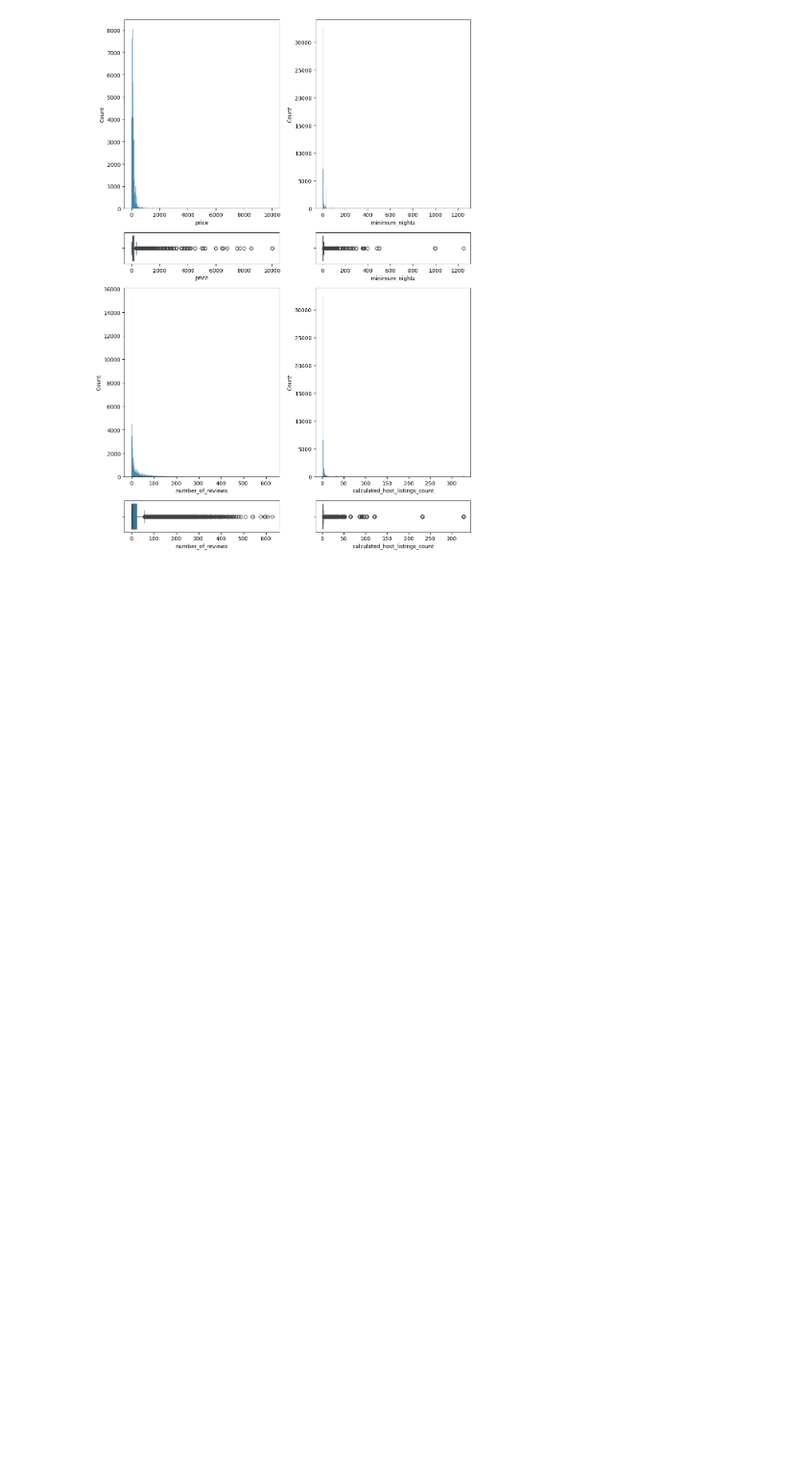
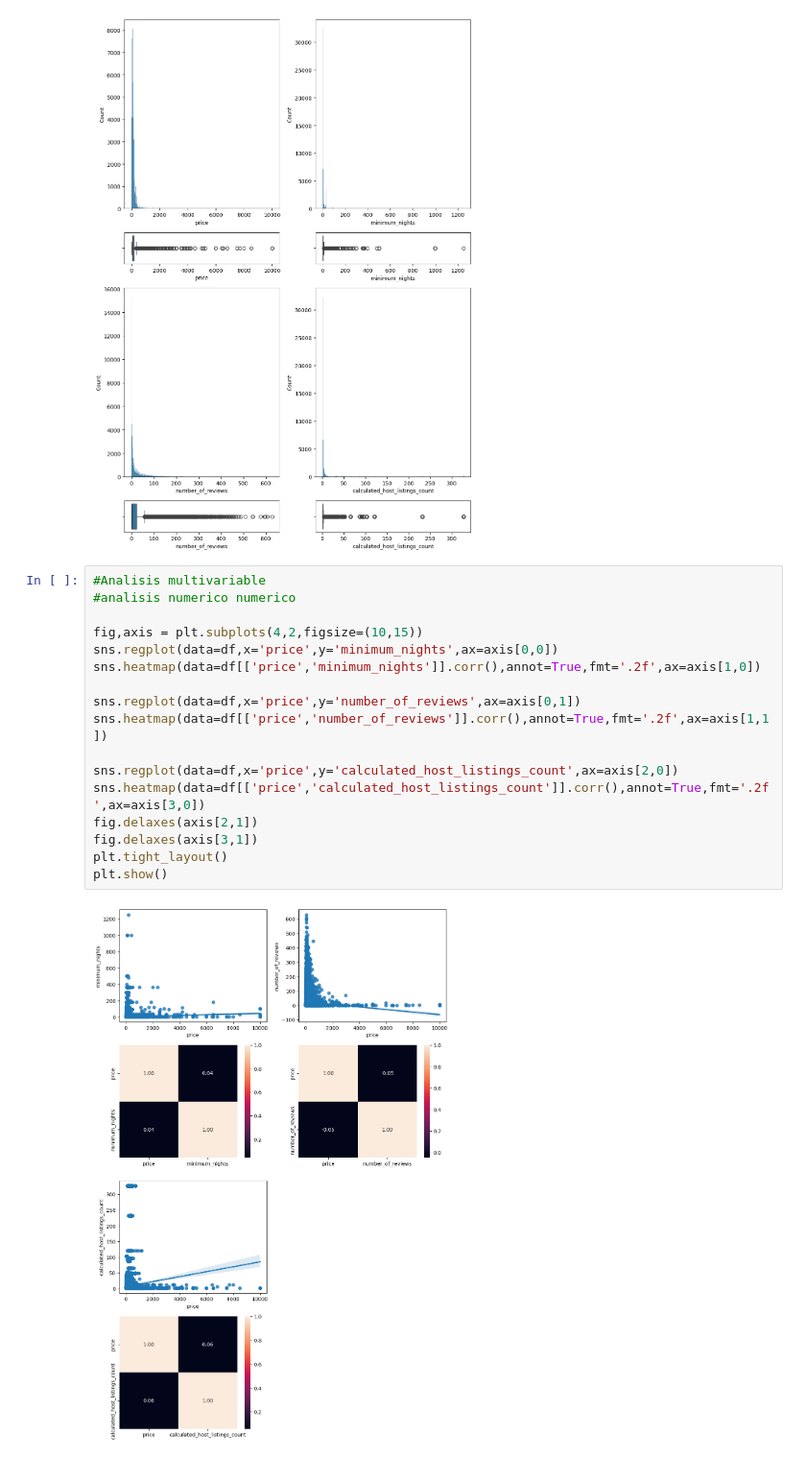
Before and after one commit to PI-OA/EDA, a Jupyter notebook: src/explore.ipynb, the cells around one changed output. Shown at 96% size. Cells and saved outputs as stored; diff of their text form; blank space fills up the shorter version.

```diff
--- a/src/explore.ipynb
+++ b/src/explore.ipynb
@@ -108,3 +108,22 @@ plt.tight_layout()
 plt.show()
 # %% [output]
 [figure]
+# %%
+#Analisis multivariable
+#analisis numerico numerico
+
+fig,axis = plt.subplots(4,2,figsize=(10,15))
+sns.regplot(data=df,x='price',y='minimum_nights',ax=axis[0,0])
+sns.heatmap(data=df[['price','minimum_nights']].corr(),annot=True,fmt='.2f',ax=axis[1,0])
+
+sns.regplot(data=df,x='price',y='number_of_reviews',ax=axis[0,1])
+sns.heatmap(data=df[['price','number_of_reviews']].corr(),annot=True,fmt='.2f',ax=axis[1,1])
+
+sns.regplot(data=df,x='price',y='calculated_host_listings_count',ax=axis[2,0])
+sns.heatmap(data=df[['price','calculated_host_listings_count']].corr(),annot=True,fmt='.2f',ax=axis[3,0])
+fig.delaxes(axis[2,1])
+fig.delaxes(axis[3,1])
+plt.tight_layout()
+plt.show()
+# %% [output]
+[figure, added]
```
Also changed, not shown: parts of 11 cells of this notebook.
